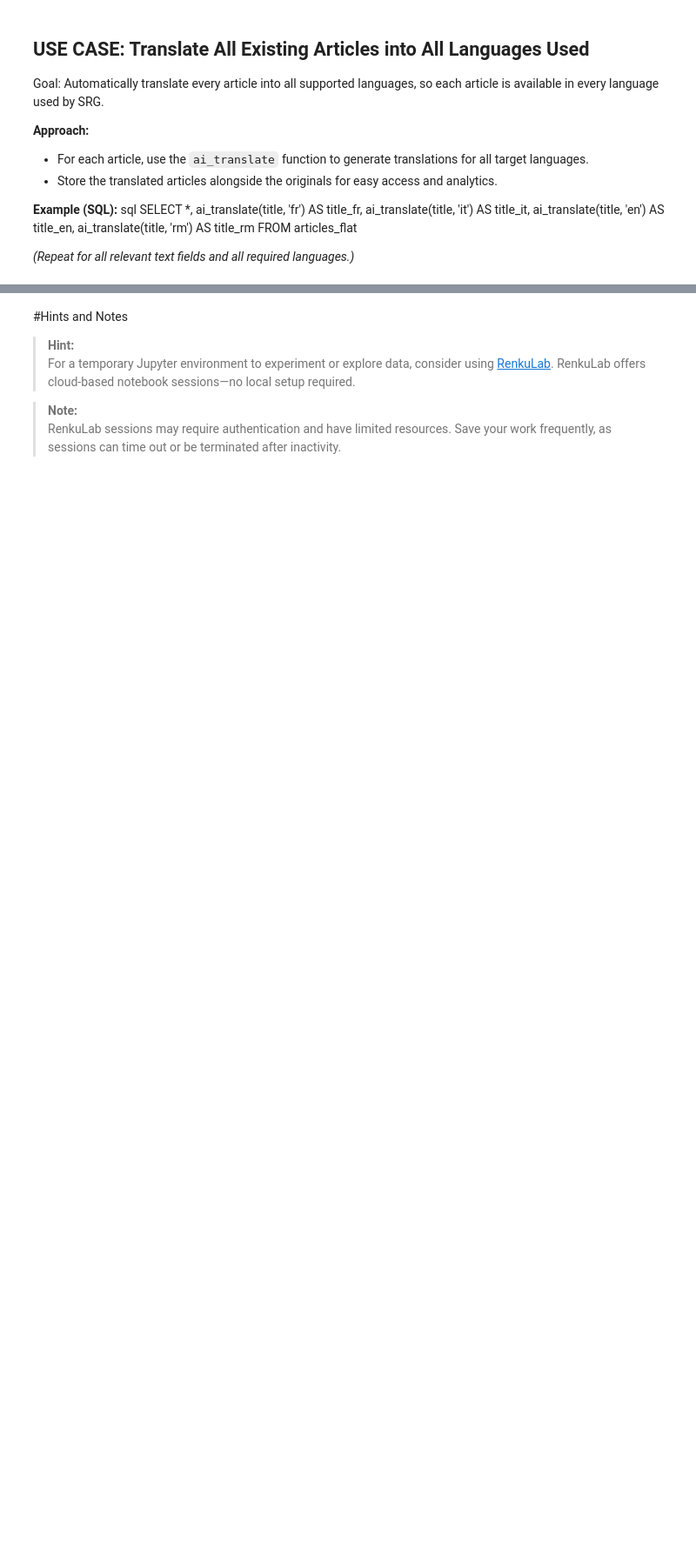
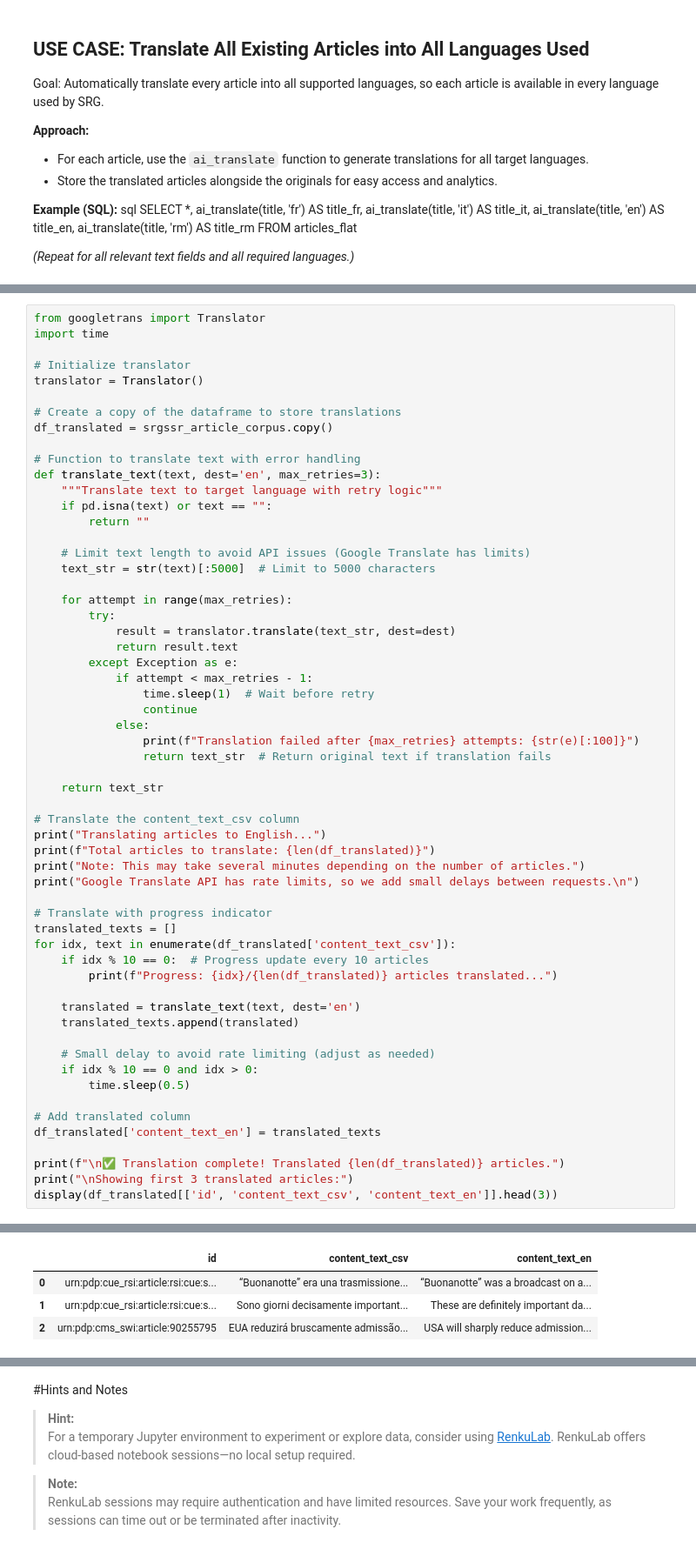
Before and after one commit to Tao-Pi/CAS-Applied-Data-Science, a Jupyter notebook: Final Project/Group_Work.ipynb, the cells around one changed output, grey strips where cells are left out. Shown at 87% size. Saved outputs shown, nothing was run; the diff lists cells and outputs as text; blank space fills up the shorter version.

```diff
--- a/Final Project/Group_Work.ipynb
+++ b/Final Project/Group_Work.ipynb
@@ -283,0 +673,59 @@ display(df_translated)
+# %%
+from googletrans import Translator
+import time
+
+# Initialize translator
+translator = Translator()
+
+# Create a copy of the dataframe to store translations
+df_translated = srgssr_article_corpus.copy()
+
+# Function to translate text with error handling
+def translate_text(text, dest='en', max_retries=3):
+    """Translate text to target language with retry logic"""
+    if pd.isna(text) or text == "":
+        return ""
+
+    # Limit text length to avoid API issues (Google Translate has limits)
+    text_str = str(text)[:5000]  # Limit to 5000 characters
+
+    for attempt in range(max_retries):
+        try:
+            result = translator.translate(text_str, dest=dest)
+            return result.text
+        except Exception as e:
+            if attempt < max_retries - 1:
+                time.sleep(1)  # Wait before retry
+                continue
+            else:
+                print(f"Translation failed after {max_retries} attempts: {str(e)[:100]}")
+                return text_str  # Return original text if translation fails
+
+    return text_str
+
+# Translate the content_text_csv column
+print("Translating articles to English...")
+print(f"Total articles to translate: {len(df_translated)}")
+print("Note: This may take several minutes depending on the number of articles.")
+print("Google Translate API has rate limits, so we add small delays between requests.\n")
+
+# Translate with progress indicator
+translated_texts = []
+for idx, text in enumerate(df_translated['content_text_csv']):
+    if idx % 10 == 0:  # Progress update every 10 articles
+        print(f"Progress: {idx}/{len(df_translated)} articles translated...")
+
+    translated = translate_text(text, dest='en')
+    translated_texts.append(translated)
+
+    # Small delay to avoid rate limiting (adjust as needed)
+    if idx % 10 == 0 and idx > 0:
+        time.sleep(0.5)
+
+# Add translated column
+df_translated['content_text_en'] = translated_texts
+
+print(f"\n✅ Translation complete! Translated {len(df_translated)} articles.")
+print("\nShowing first 3 translated articles:")
+display(df_translated[['id', 'content_text_csv', 'content_text_en']].head(3))
+# %% [output]
@@ -283,0 +749,4 @@ display(df_translated)
+|  | id | content_text_csv | content_text_en |
+| 0 | urn:pdp:cue_rsi:article:rsi:cue:s... | “Buonanotte” era una trasmissione... | “Buonanotte” was a broadcast on a... |
+| 1 | urn:pdp:cue_rsi:article:rsi:cue:s... | Sono giorni decisamente important... | These are definitely important da... |
+| 2 | urn:pdp:cms_swi:article:90255795 | EUA reduzirá bruscamente admissão... | USA will sharply reduce admission... |
```
Also changed, not shown: parts of 21 cells of this notebook.
